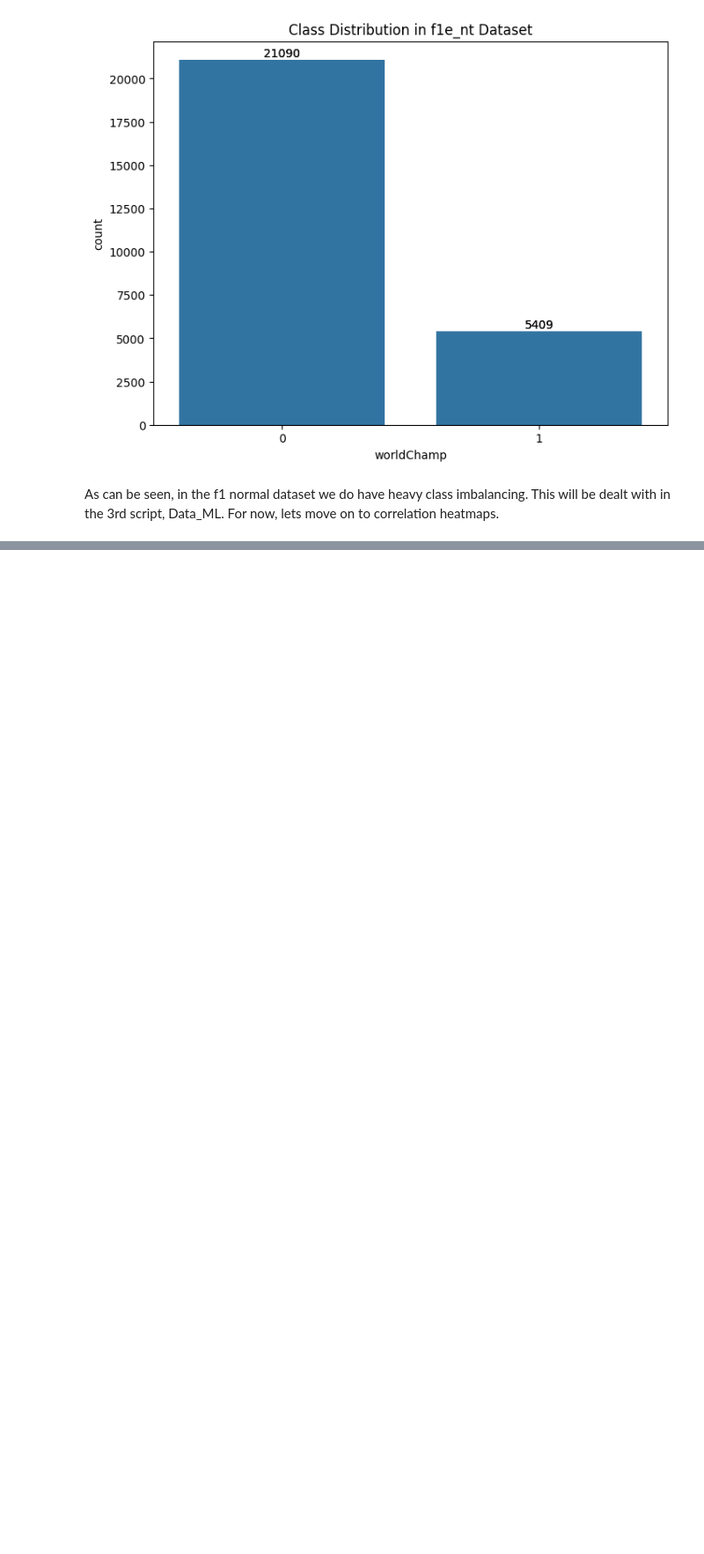
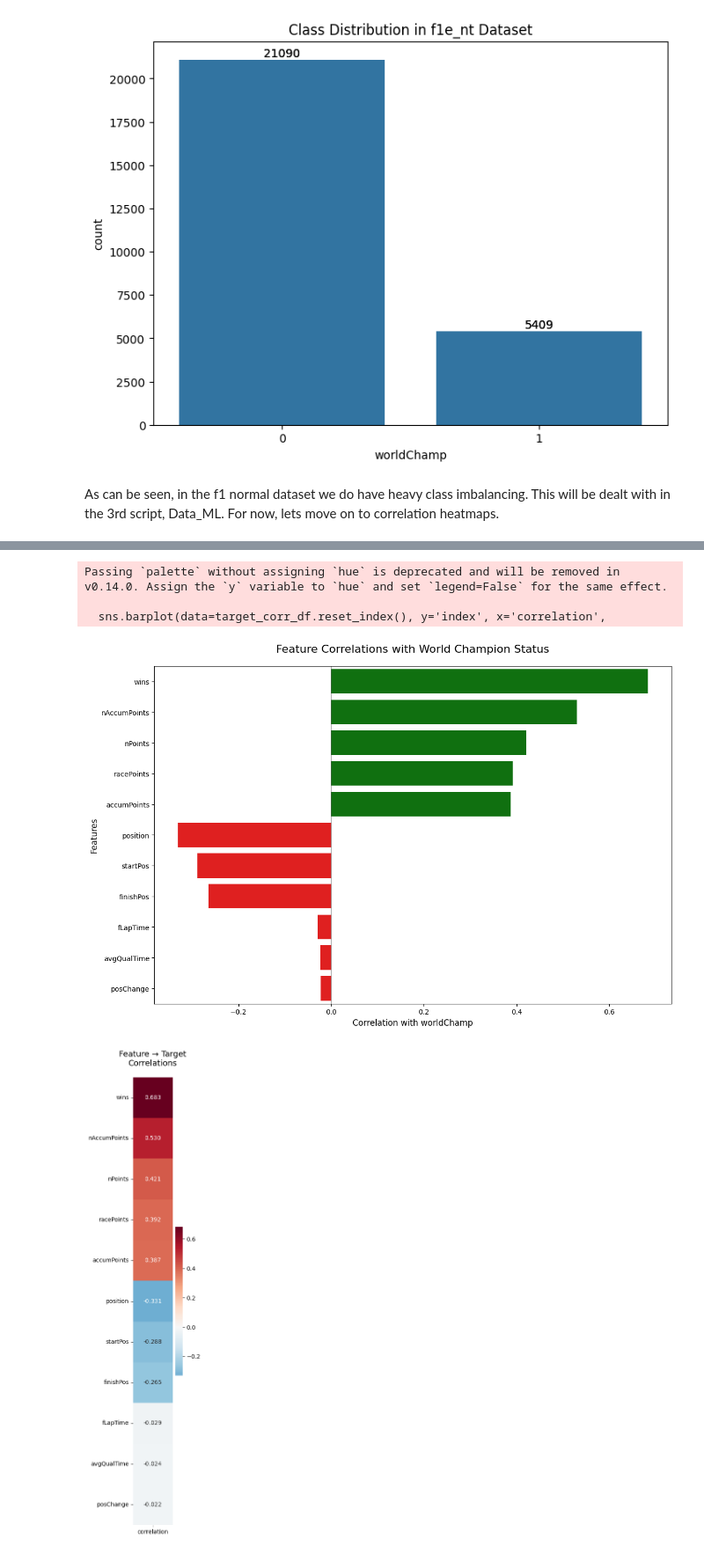
Before and after one commit to BTJvanDi/MSB1015, a Jupyter notebook: Data_Visualization.ipynb, the cells around one changed output, grey strips where cells are left out. Shown at 88% size. Cells and saved outputs as stored; diff of their text form; code cells hidden in the pictures; blank space fills up the shorter version.

```diff
--- a/Data_Visualization.ipynb
+++ b/Data_Visualization.ipynb
@@ -104,0 +153,35 @@ As can be seen, in the f1 normal dataset we do have heavy class imbalancing. Thi
+# %%
+# feature-target heatmap
+all_numeric_features = df_f.select_dtypes(include=[np.number])
+
+# exclude only the ID columns, but keep worldChamp for correlation calculation
+exclude_cols_for_target = ['driverId', 'raceId', 'constructorId', 'year', 'round', 'circuitId']
+features_for_target = all_numeric_features.drop(columns=[col for col in exclude_cols_for_target if col in all_numeric_features.columns])
+
+target_correlations = features_for_target.corr()['worldChamp'].drop('worldChamp').sort_values(key=abs, ascending=False)
+
+# visualize feature-to-target correlations
+plt.figure(figsize=(12, 8))
+target_corr_df = target_correlations.to_frame('correlation')
+sns.barplot(data=target_corr_df.reset_index(), y='index', x='correlation',
+            palette=['red' if x < 0 else 'green' for x in target_corr_df['correlation']])
+plt.title('Feature Correlations with World Champion Status', fontsize=16, pad=20)
+plt.xlabel('Correlation with worldChamp', fontsize=12)
+plt.ylabel('Features', fontsize=12)
+plt.axvline(x=0, color='black', linestyle='-', alpha=0.3)
+plt.tight_layout()
+plt.show()
+
+# heatmap of just the target correlations
+plt.figure(figsize=(3, 12))
+sns.heatmap(target_corr_df, annot=True, fmt='.3f', cmap='RdBu_r', center=0,
+            cbar_kws={'shrink': 0.8})
+plt.title('Feature → Target\nCorrelations', fontsize=14, pad=20)
+plt.tight_layout()
+plt.show()
+# %% [output]
+Passing `palette` without assigning `hue` is deprecated and will be removed in v0.14.0. Assign the `y` variable to `hue` and set `legend=False` for the same effect.
+
+  sns.barplot(data=target_corr_df.reset_index(), y='index', x='correlation',
+[figure, added]
+[figure, added]
```
Also changed, not shown: parts of 2 cells of this notebook.
